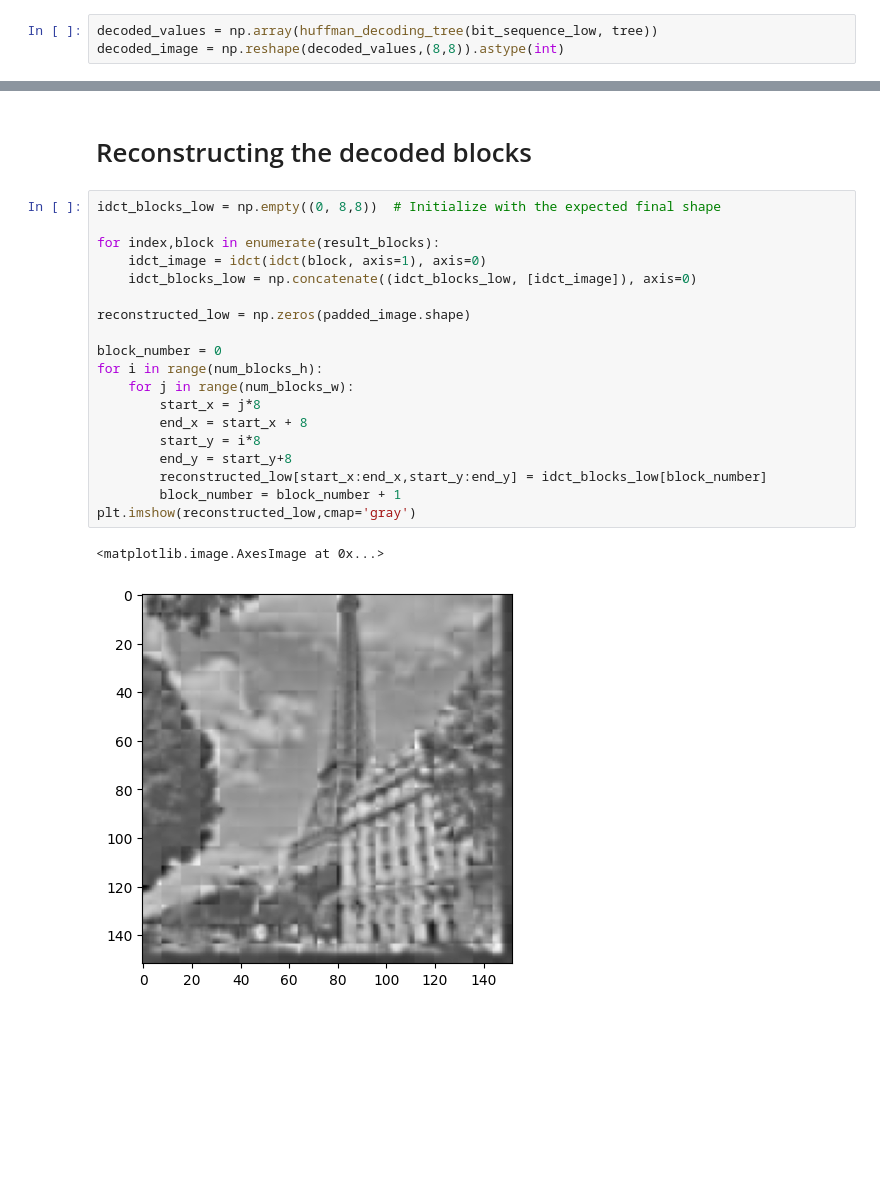
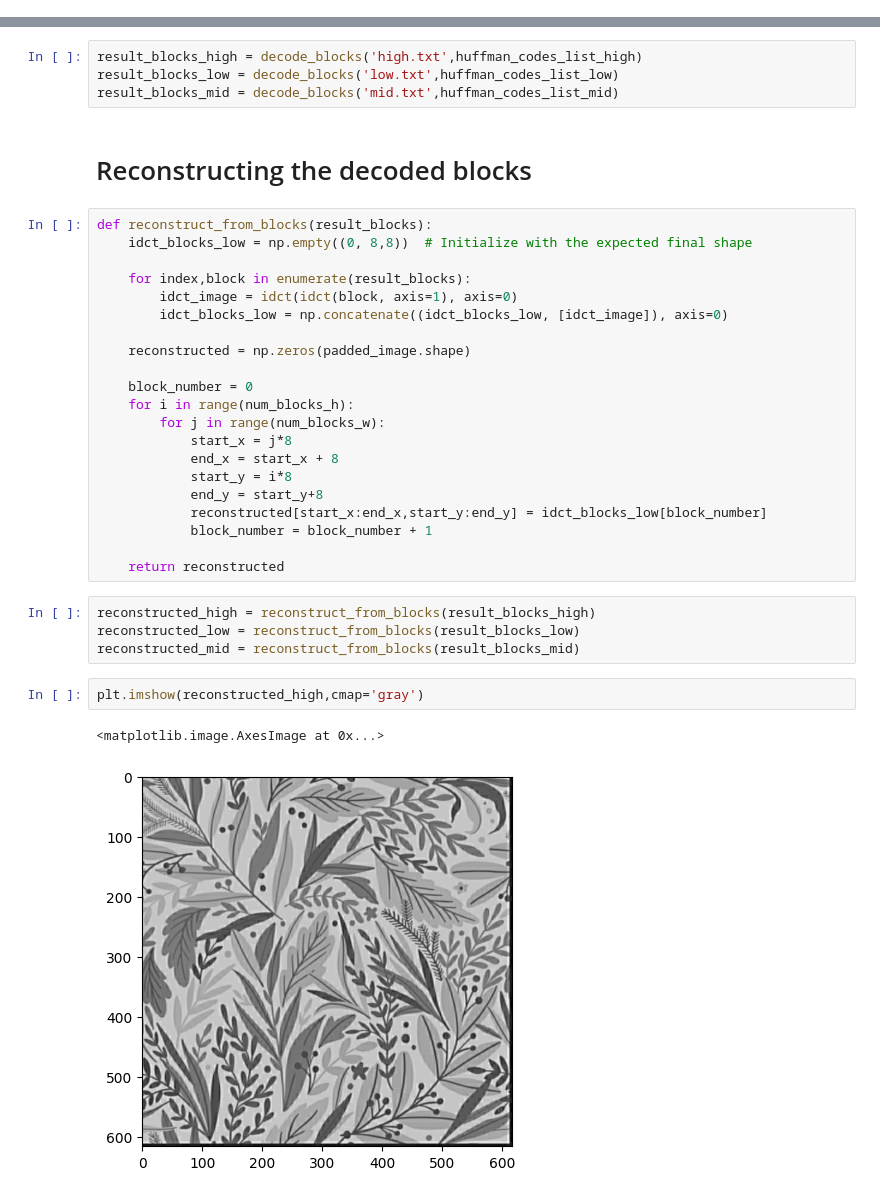
Before and after one commit to MilanBandara/video-codec, a Jupyter notebook: image_compression.ipynb, the cells around one changed output, grey strips where cells are left out. Saved outputs shown, nothing was run; the diff lists cells and outputs as text; blank space fills up the shorter version.

Commit message:
decoded

```diff
--- a/image_compression.ipynb
+++ b/image_compression.ipynb
@@ -425,3 +380,0 @@ tree = build_tree(huffman_code_low)
-# %%
-decoded_values = np.array(huffman_decoding_tree(bit_sequence_low, tree))
-decoded_image = np.reshape(decoded_values,(8,8)).astype(int)
@@ -500,24 +421,36 @@ plt.imshow(result_blocks[1])
+# %%
+result_blocks_high = decode_blocks('high.txt',huffman_codes_list_high)
+result_blocks_low = decode_blocks('low.txt',huffman_codes_list_low)
+result_blocks_mid = decode_blocks('mid.txt',huffman_codes_list_mid)
 # %% [markdown]
 # Reconstructing the decoded blocks
 # %%
-idct_blocks_low = np.empty((0, 8,8))  # Initialize with the expected final shape
+def reconstruct_from_blocks(result_blocks):
+    idct_blocks_low = np.empty((0, 8,8))  # Initialize with the expected final shape
 
-for index,block in enumerate(result_blocks):
-    idct_image = idct(idct(block, axis=1), axis=0)
-    idct_blocks_low = np.concatenate((idct_blocks_low, [idct_image]), axis=0)
+    for index,block in enumerate(result_blocks):
+        idct_image = idct(idct(block, axis=1), axis=0)
+        idct_blocks_low = np.concatenate((idct_blocks_low, [idct_image]), axis=0)
 
-reconstructed_low = np.zeros(padded_image.shape)
+    reconstructed = np.zeros(padded_image.shape)
 
-block_number = 0
-for i in range(num_blocks_h):
-    for j in range(num_blocks_w):
-        start_x = j*8
-        end_x = start_x + 8
-        start_y = i*8
-        end_y = start_y+8
-        reconstructed_low[start_x:end_x,start_y:end_y] = idct_blocks_low[block_number]
-        block_number = block_number + 1
-plt.imshow(reconstructed_low,cmap='gray')
+    block_number = 0
+    for i in range(num_blocks_h):
+        for j in range(num_blocks_w):
+            start_x = j*8
+            end_x = start_x + 8
+            start_y = i*8
+            end_y = start_y+8
+            reconstructed[start_x:end_x,start_y:end_y] = idct_blocks_low[block_number]
+            block_number = block_number + 1
+
+    return reconstructed
-# %% [output]
-<matplotlib.image.AxesImage at 0x...>
-[figure, removed]
+# %%
+reconstructed_high = reconstruct_from_blocks(result_blocks_high)
+reconstructed_low = reconstruct_from_blocks(result_blocks_low)
+reconstructed_mid = reconstruct_from_blocks(result_blocks_mid)
+# %%
+plt.imshow(reconstructed_high,cmap='gray')
+# %% [output]
+<matplotlib.image.AxesImage at 0x...>
+[figure, added]
```
Also changed, not shown: parts of 38 cells of this notebook.
